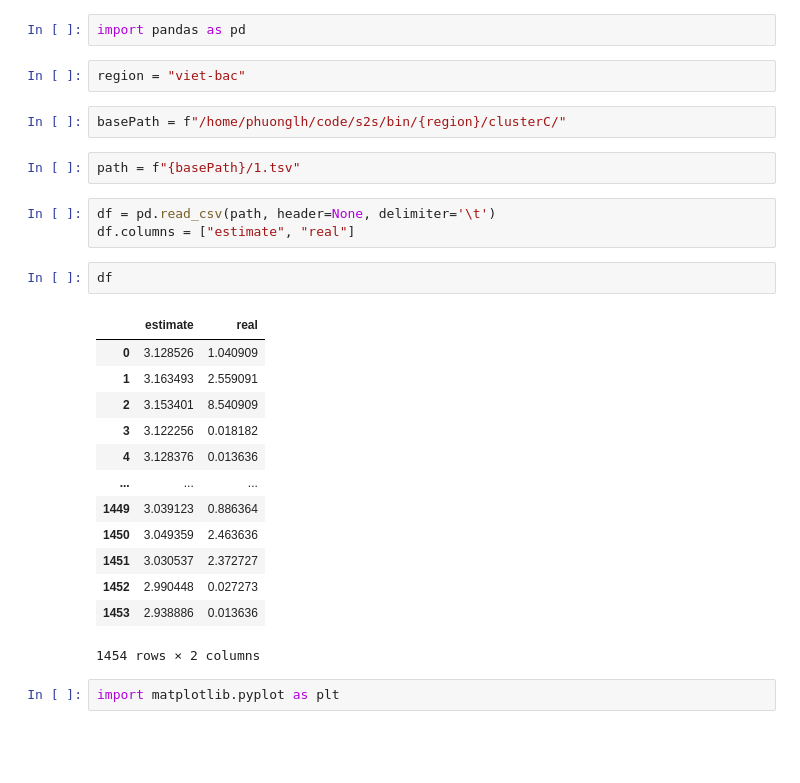
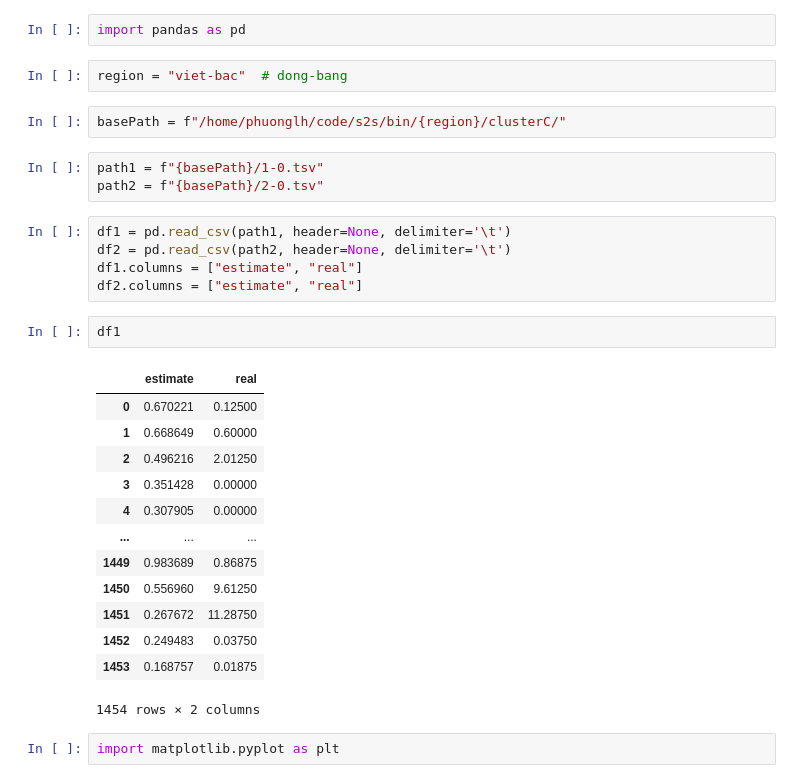
Before and after one commit to pnkq/code, a Jupyter notebook: s2s/src/main/python/rank-percentage.ipynb, the cells around one changed output. Saved outputs shown, nothing was run; the diff lists cells and outputs as text; blank space fills up the shorter version.

```diff
--- a/s2s/src/main/python/rank-percentage.ipynb
+++ b/s2s/src/main/python/rank-percentage.ipynb
@@ -1,30 +1,33 @@
 # %%
 import pandas as pd
 # %%
-region = "viet-bac"
+region = "viet-bac"  # dong-bang
 # %%
 basePath = f"/home/phuonglh/code/s2s/bin/{region}/clusterC/"
 # %%
-path = f"{basePath}/1.tsv"
+path1 = f"{basePath}/1-0.tsv"
+path2 = f"{basePath}/2-0.tsv"
 # %%
-df = pd.read_csv(path, header=None, delimiter='\t')
-df.columns = ["estimate", "real"]
+df1 = pd.read_csv(path1, header=None, delimiter='\t')
+df2 = pd.read_csv(path2, header=None, delimiter='\t')
+df1.columns = ["estimate", "real"]
+df2.columns = ["estimate", "real"]
-# %%
-df
-# %% [output]
-|  | estimate | real |
-| 0 | 3.128526 | 1.040909 |
-| 1 | 3.163493 | 2.559091 |
-| 2 | 3.153401 | 8.540909 |
-| 3 | 3.122256 | 0.018182 |
-| 4 | 3.128376 | 0.013636 |
-| ... | ... | ... |
-| 1449 | 3.039123 | 0.886364 |
-| 1450 | 3.049359 | 2.463636 |
-| 1451 | 3.030537 | 2.372727 |
-| 1452 | 2.990448 | 0.027273 |
-| 1453 | 2.938886 | 0.013636 |
-1454 rows × 2 columns
+# %%
+df1
+# %% [output]
+|  | estimate | real |
+| 0 | 0.670221 | 0.12500 |
+| 1 | 0.668649 | 0.60000 |
+| 2 | 0.496216 | 2.01250 |
+| 3 | 0.351428 | 0.00000 |
+| 4 | 0.307905 | 0.00000 |
+| ... | ... | ... |
+| 1449 | 0.983689 | 0.86875 |
+| 1450 | 0.556960 | 9.61250 |
+| 1451 | 0.267672 | 11.28750 |
+| 1452 | 0.249483 | 0.03750 |
+| 1453 | 0.168757 | 0.01875 |
+1454 rows × 2 columns
 # %%
 import matplotlib.pyplot as plt
 # %%
```
Also changed, not shown: parts of 13 cells of this notebook, 1 other file.
